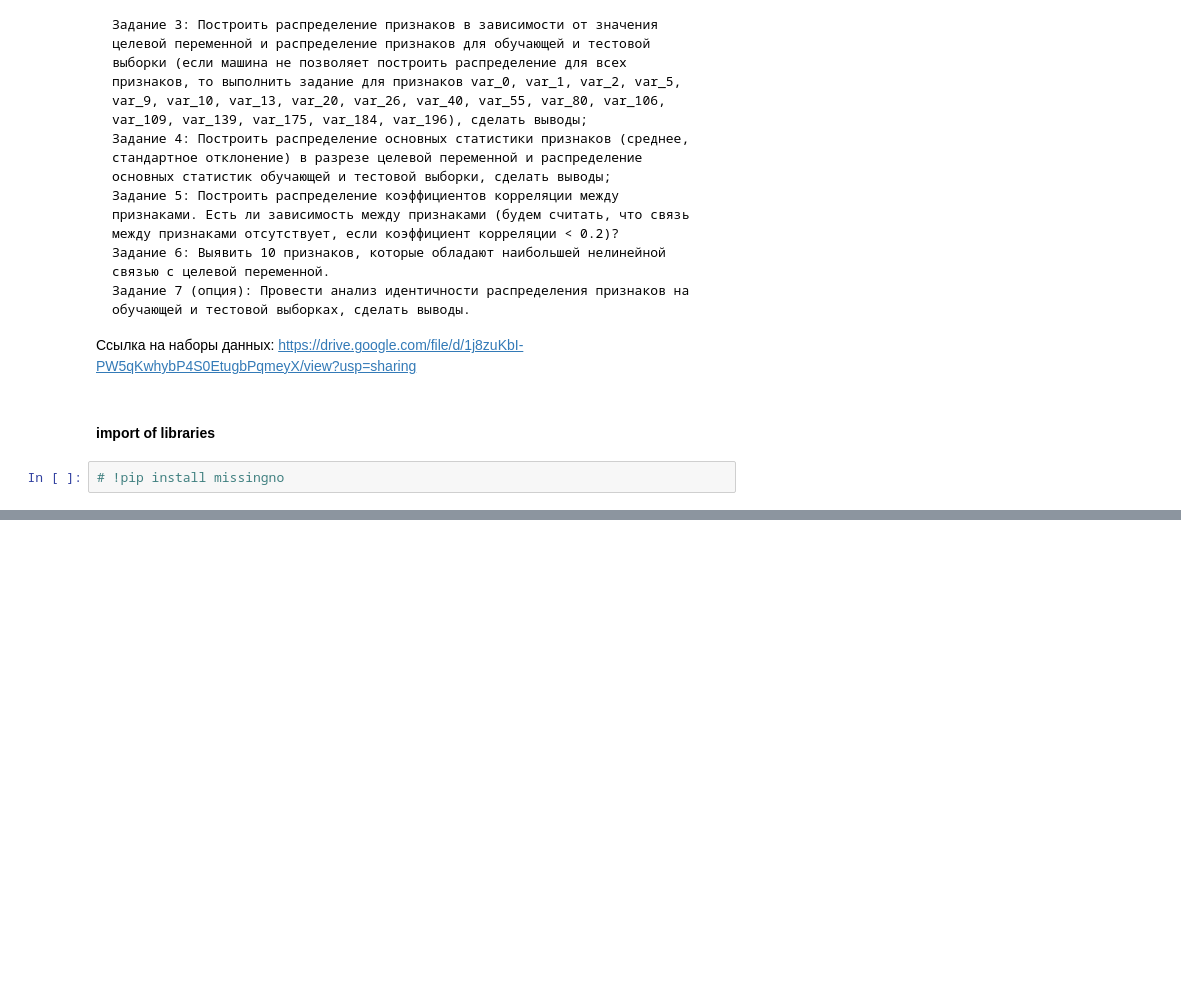
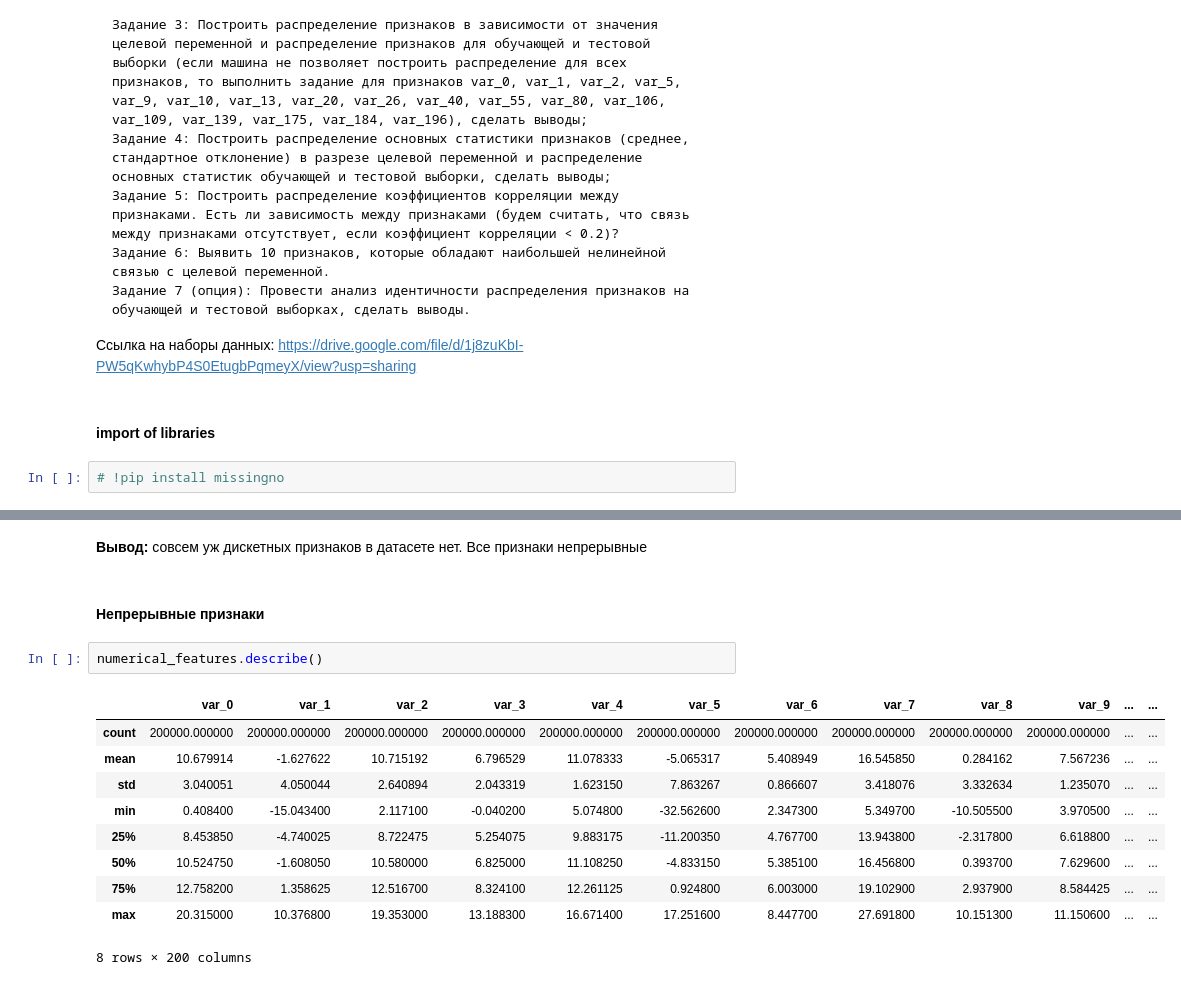
Before and after one commit to koryagin2006/GB_course_Sports_data_analysis, a Jupyter notebook: HW_1 Exploration Data Analysis.ipynb, the cells around one changed output, grey strips where cells are left out. Cells and saved outputs as stored; diff of their text form; blank space fills up the shorter version.

```diff
--- a/HW_1 Exploration Data Analysis.ipynb
+++ b/HW_1 Exploration Data Analysis.ipynb
@@ -46,0 +88,17 @@ test = pd.read_csv('./data/assignment1_data/test.csv')
+# %% [markdown]
+**Вывод:** совсем уж дискетных признаков в датасете нет. Все признаки непрерывные
+# %% [markdown]
+#### Непрерывные признаки
+# %%
+numerical_features.describe()
+# %% [output]
+|  | var_0 | var_1 | var_2 | var_3 | var_4 | var_5 | var_6 | var_7 | var_8 | var_9 | ... | ... |
+| count | 200000.000000 | 200000.000000 | 200000.000000 | 200000.000000 | 200000.000000 | 200000.000000 | 200000.000000 | 200000.000000 | 200000.000000 | 200000.000000 | ... | ... |
+| mean | 10.679914 | -1.627622 | 10.715192 | 6.796529 | 11.078333 | -5.065317 | 5.408949 | 16.545850 | 0.284162 | 7.567236 | ... | ... |
+| std | 3.040051 | 4.050044 | 2.640894 | 2.043319 | 1.623150 | 7.863267 | 0.866607 | 3.418076 | 3.332634 | 1.235070 | ... | ... |
+| min | 0.408400 | -15.043400 | 2.117100 | -0.040200 | 5.074800 | -32.562600 | 2.347300 | 5.349700 | -10.505500 | 3.970500 | ... | ... |
+| 25% | 8.453850 | -4.740025 | 8.722475 | 5.254075 | 9.883175 | -11.200350 | 4.767700 | 13.943800 | -2.317800 | 6.618800 | ... | ... |
+| 50% | 10.524750 | -1.608050 | 10.580000 | 6.825000 | 11.108250 | -4.833150 | 5.385100 | 16.456800 | 0.393700 | 7.629600 | ... | ... |
+| 75% | 12.758200 | 1.358625 | 12.516700 | 8.324100 | 12.261125 | 0.924800 | 6.003000 | 19.102900 | 2.937900 | 8.584425 | ... | ... |
+| max | 20.315000 | 10.376800 | 19.353000 | 13.188300 | 16.671400 | 17.251600 | 8.447700 | 27.691800 | 10.151300 | 11.150600 | ... | ... |
+8 rows × 200 columns
```
Also changed, not shown: parts of 19 cells of this notebook.
